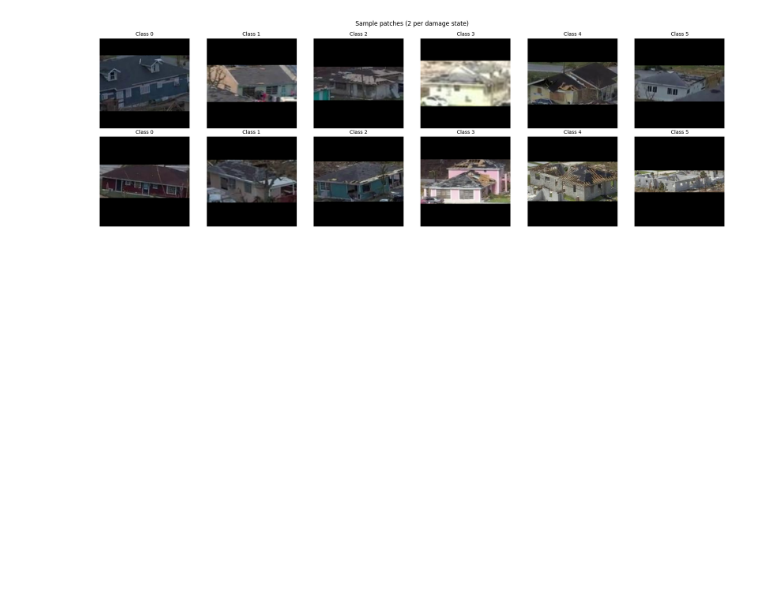
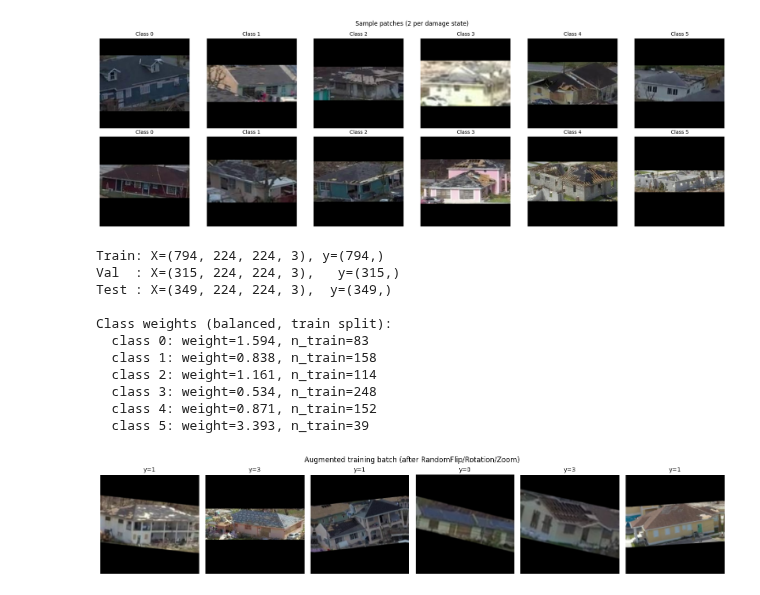
Before and after one commit to zachshotwell/AI-FinalProject-GroupSCR, a Jupyter notebook: DoriaNETProject/DoriaNET.ipynb, the cells around one changed output. Saved outputs shown, nothing was run; the diff lists cells and outputs as text; code cells hidden in the pictures; blank space fills up the shorter version.

```diff
--- a/DoriaNETProject/DoriaNET.ipynb
+++ b/DoriaNETProject/DoriaNET.ipynb
@@ -469,3 +469,72 @@ plt.tight_layout(); plt.show()
 
 Patches shape: (1458, 224, 224, 3), dtype: uint8, memory: 219 MB
 [figure]
+# %%
+from sklearn.utils.class_weight import compute_class_weight
+
+# Index arrays per split
+train_idx = df.index[df["split"] == "train"].to_numpy()
+val_idx   = df.index[df["split"] == "val"].to_numpy()
+test_idx  = df.index[df["split"] == "test"].to_numpy()
+
+X_train, y_train = patches[train_idx], df.loc[train_idx, "damage"].to_numpy()
+X_val,   y_val   = patches[val_idx],   df.loc[val_idx,   "damage"].to_numpy()
+X_test,  y_test  = patches[test_idx],  df.loc[test_idx,  "damage"].to_numpy()
+
+print(f"Train: X={X_train.shape}, y={y_train.shape}")
+print(f"Val  : X={X_val.shape},   y={y_val.shape}")
+print(f"Test : X={X_test.shape},  y={y_test.shape}")
+
+# Augmentation pipeline (training only)
+augment = tf.keras.Sequential([
+    tf.keras.layers.RandomFlip("horizontal", seed=42),
+    tf.keras.layers.RandomRotation(0.04, seed=42),  # ~±15°
+    tf.keras.layers.RandomZoom(0.2,   seed=42),
+], name="augment")
+
+# tf.data datasets
+BATCH = 32
+AUTOTUNE = tf.data.AUTOTUNE
+
+train_ds = (tf.data.Dataset.from_tensor_slices((X_train, y_train))
+            .shuffle(len(X_train), seed=42, reshuffle_each_iteration=True)
+            .batch(BATCH)
+            .map(lambda x, y: (augment(x, training=True), y), num_parallel_calls=AUTOTUNE)
+            .prefetch(AUTOTUNE))
+
+val_ds  = (tf.data.Dataset.from_tensor_slices((X_val, y_val))
+           .batch(BATCH).prefetch(AUTOTUNE))
+
+test_ds = (tf.data.Dataset.from_tensor_slices((X_test, y_test))
+           .batch(BATCH).prefetch(AUTOTUNE))
+
+# Class weights (computed on train only — no leakage)
+class_weights = compute_class_weight("balanced", classes=np.arange(6), y=y_train)
+class_weight_dict = dict(enumerate(class_weights))
+print("\nClass weights (balanced, train split):")
+for cls, w in class_weight_dict.items():
+    n = (y_train == cls).sum()
+    print(f"  class {cls}: weight={w:.3f}, n_train={n}")
+
+# Sanity check the augmentation visually
+batch_x, batch_y = next(iter(train_ds))
+fig, axes = plt.subplots(1, 6, figsize=(15, 3))
+for i in range(6):
+    axes[i].imshow(tf.cast(batch_x[i], tf.uint8))
+    axes[i].set_title(f"y={batch_y[i].numpy()}", fontsize=10)
+    axes[i].axis("off")
+plt.suptitle("Augmented training batch (after RandomFlip/Rotation/Zoom)")
+plt.tight_layout(); plt.show()
+# %% [output]
+Train: X=(794, 224, 224, 3), y=(794,)
+Val  : X=(315, 224, 224, 3),   y=(315,)
+Test : X=(349, 224, 224, 3),  y=(349,)
+
+Class weights (balanced, train split):
+  class 0: weight=1.594, n_train=83
+  class 1: weight=0.838, n_train=158
+  class 2: weight=1.161, n_train=114
+  class 3: weight=0.534, n_train=248
+  class 4: weight=0.871, n_train=152
+  class 5: weight=3.393, n_train=39
+[figure, added]
```
Also changed, not shown: parts of 1 cell of this notebook.
